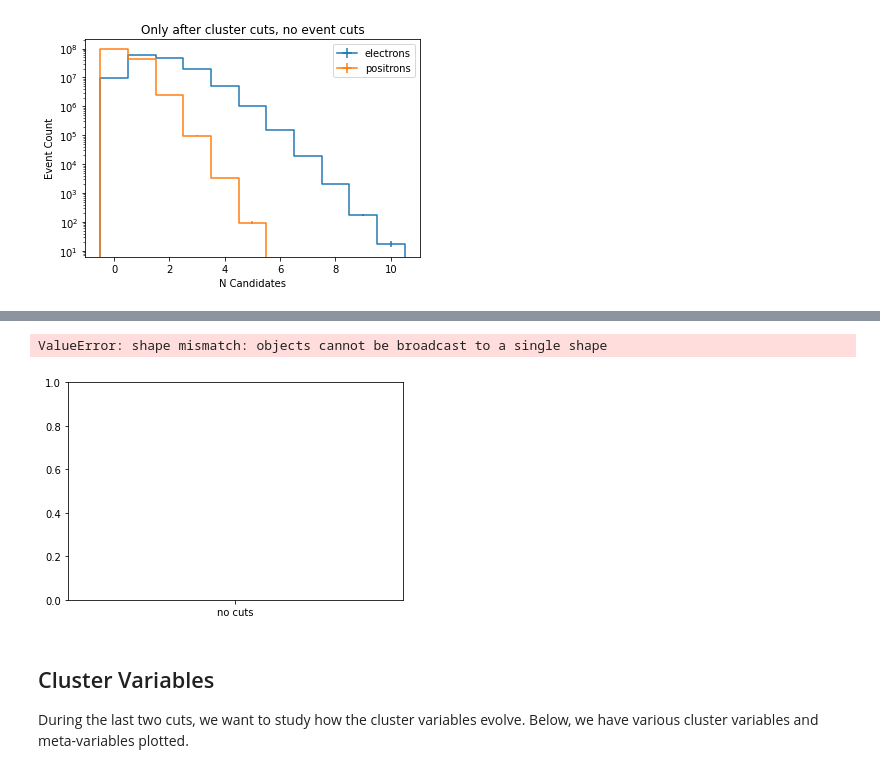
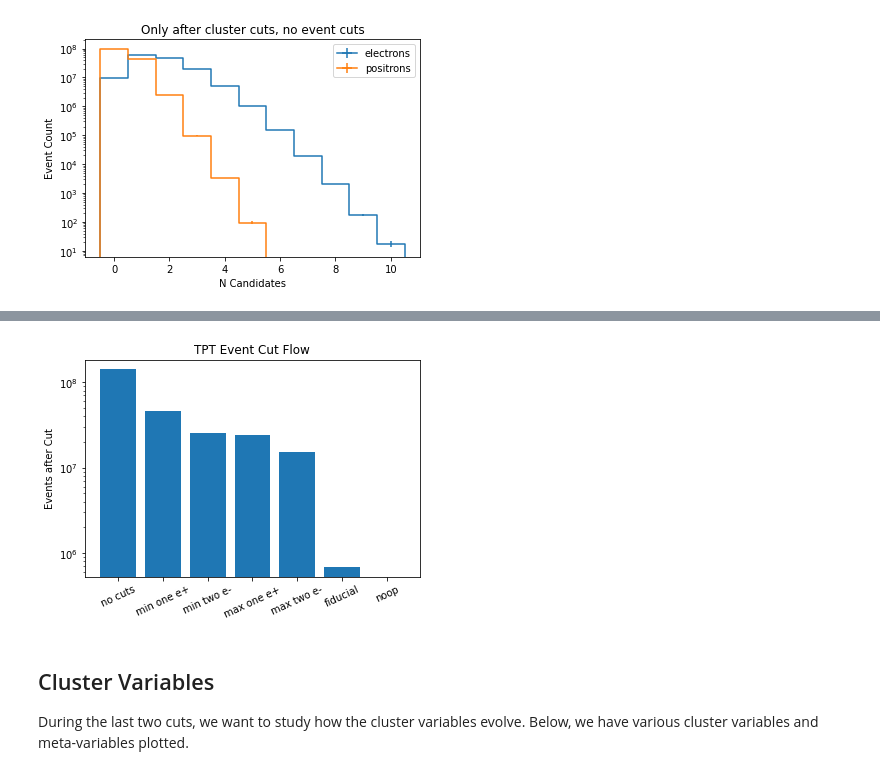
Before and after one commit to tomeichlersmith/hps, a Jupyter notebook: ana/tpt-plotting.ipynb, the cells around one changed output, grey strips where cells are left out. Drawn from its saved outputs; the diff is of its cells as text; code cells hidden in the pictures.

```diff
--- a/ana/tpt-plotting.ipynb
+++ b/ana/tpt-plotting.ipynb
@@ -139,5 +14,10 @@ Histograms produced by using `hpstr` to analyze ntuples decoded from lcio files.
 - numpy
 - hist[plot]
 # %%
-f = hpstrHistFile('2016-subsample/hist_2016_subsample_run_007800_part_0000_0387.root','tpt',
-                  ['pre_fiducial_cut','pre_min_esum_cut','pos_tag','el0_tag','el1_tag'])
+from uphpstr import hpstrHistFile
+f = hpstrHistFile('../2016-subsample/hist_2016_subsample_run_007800_part_0000_0387.root','tpt',
+                  ['pre_fiducial_cut',
+                   'pos_tag','pos_tag_E','pos_tag_E_time',
+                   'el0_tag','el0_tag_E','el0_tag_E_time',
+                   'el1_tag','el1_tag_E','el1_tag_E_time'
+                  ])
@@ -195,15 +87,10 @@ f.plot_1d({'electrons' : 'n_electron_candidates',
 # %%
-h = f.get('event_selection_cutflow',include_prefix=False)
-plt.bar(['no cuts','min one e+','min two e-','max one e+','max two e-','fiducial','in time','min e sum','max e sum','e+ track','e- tracks']
-    ,h.values())
-plt.xticks(rotation = 90)
-plt.yscale('log')
-plt.title('TPT Event Cut Flow')
-plt.ylabel('Events after Cut')
-plt.show()
+f.plot_bar('event_selection_cutflow', 'Events after Cut',
+           ['no cuts','min one e+','min two e-','max one e+','max two e-','fiducial','noop','noop','noop'],
+          title = 'TPT Event Cut Flow',
+          ticks_rotation = 25)
 # %% [output]
-ValueError: shape mismatch: objects cannot be broadcast to a single shape
-[figure, old version]
+[figure, new version]
 # %% [markdown]
 ## Cluster Variables
 During the last two cuts, we want to study how the cluster variables evolve. Below, we have various cluster variables and meta-variables plotted.
```
Also changed, not shown: parts of 7 cells of this notebook, 1 other file.
